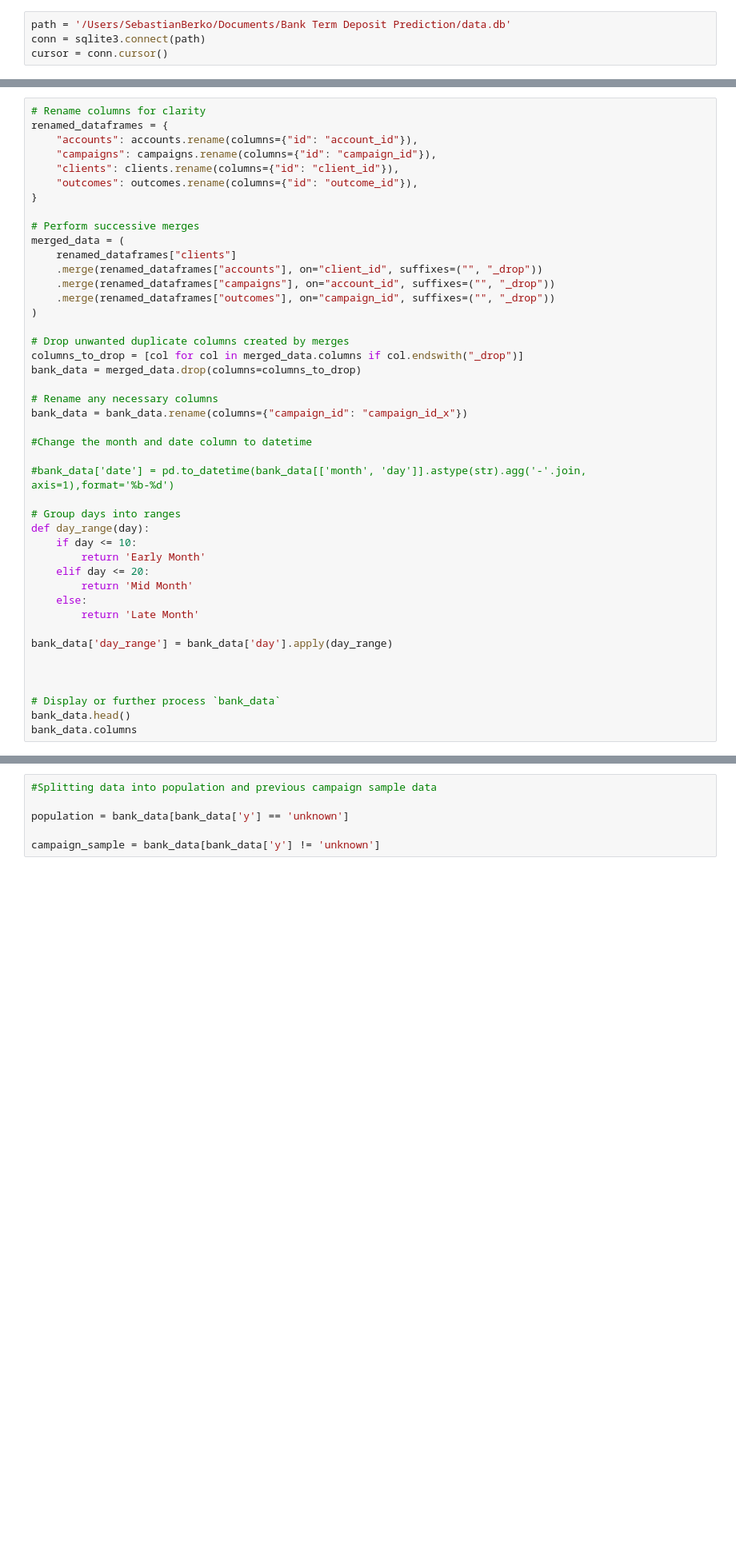
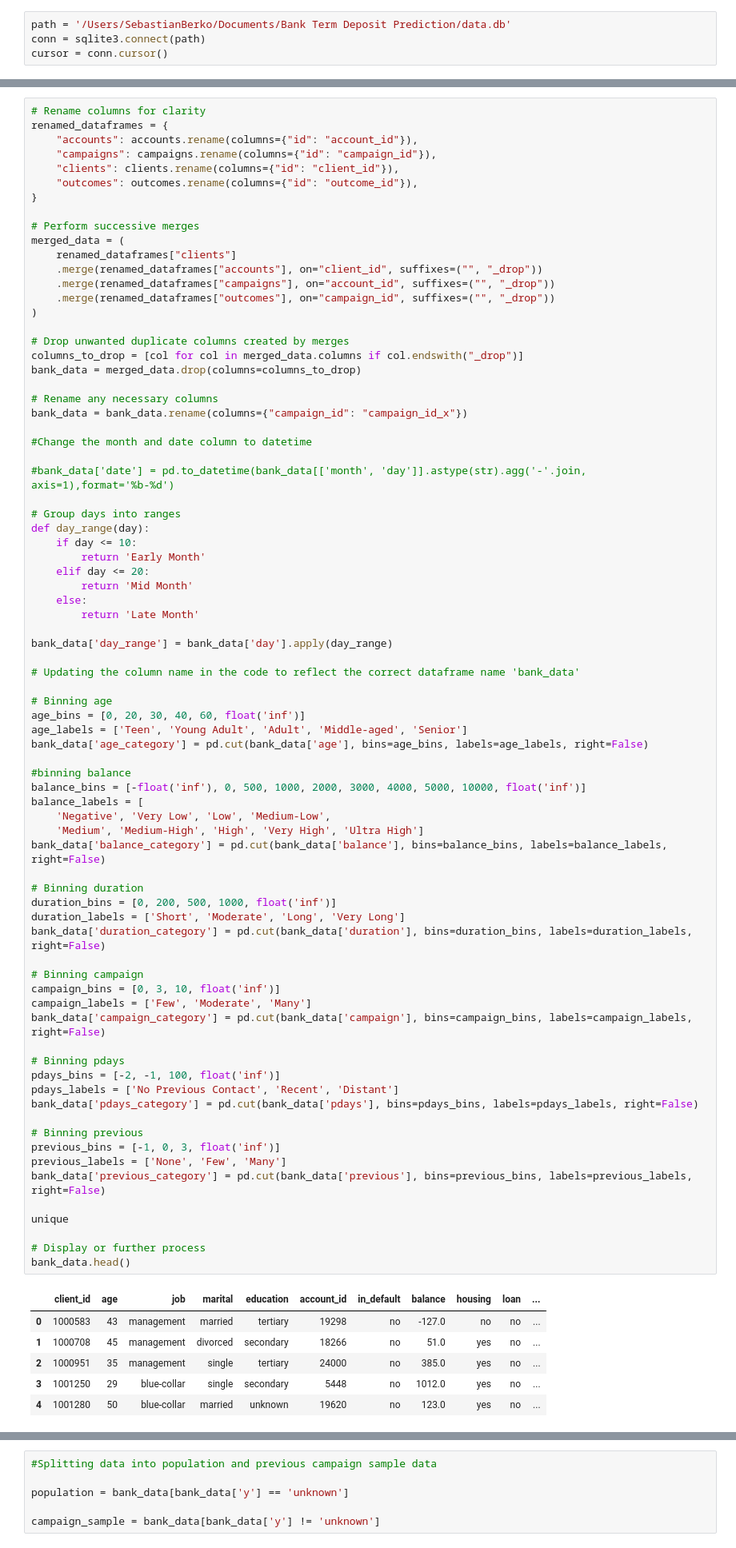
Before and after one commit to SebastianLaursen/Bank-Term-deposit-Campaign-Prediction, a Jupyter notebook: Bank_Preprocessing.ipynb, the cells around one changed output, grey strips where cells are left out. Shown at 80% size. Saved outputs shown, nothing was run; the diff lists cells and outputs as text; blank space fills up the shorter version.

Commit message:
Added bins for numeric columns

```diff
--- a/Bank_Preprocessing.ipynb
+++ b/Bank_Preprocessing.ipynb
@@ -52,32 +52,71 @@ merged_data = (
     .merge(renamed_dataframes["campaigns"], on="account_id", suffixes=("", "_drop"))
     .merge(renamed_dataframes["outcomes"], on="campaign_id", suffixes=("", "_drop"))
 )
 
 # Drop unwanted duplicate columns created by merges
 columns_to_drop = [col for col in merged_data.columns if col.endswith("_drop")]
 bank_data = merged_data.drop(columns=columns_to_drop)
 
 # Rename any necessary columns
 bank_data = bank_data.rename(columns={"campaign_id": "campaign_id_x"})
 
 #Change the month and date column to datetime
 
 #bank_data['date'] = pd.to_datetime(bank_data[['month', 'day']].astype(str).agg('-'.join, axis=1),format='%b-%d')
 
 # Group days into ranges
 def day_range(day):
     if day <= 10:
         return 'Early Month'
     elif day <= 20:
         return 'Mid Month'
     else:
         return 'Late Month'
 
 bank_data['day_range'] = bank_data['day'].apply(day_range)
 
+# Updating the column name in the code to reflect the correct dataframe name 'bank_data'
 
+# Binning age
+age_bins = [0, 20, 30, 40, 60, float('inf')]
+age_labels = ['Teen', 'Young Adult', 'Adult', 'Middle-aged', 'Senior']
+bank_data['age_category'] = pd.cut(bank_data['age'], bins=age_bins, labels=age_labels, right=False)
 
-# Display or further process `bank_data`
+#binning balance
+balance_bins = [-float('inf'), 0, 500, 1000, 2000, 3000, 4000, 5000, 10000, float('inf')]
+balance_labels = [
+    'Negative', 'Very Low', 'Low', 'Medium-Low',
+    'Medium', 'Medium-High', 'High', 'Very High', 'Ultra High']
+bank_data['balance_category'] = pd.cut(bank_data['balance'], bins=balance_bins, labels=balance_labels, right=False)
+
+# Binning duration
+duration_bins = [0, 200, 500, 1000, float('inf')]
+duration_labels = ['Short', 'Moderate', 'Long', 'Very Long']
+bank_data['duration_category'] = pd.cut(bank_data['duration'], bins=duration_bins, labels=duration_labels, right=False)
+
+# Binning campaign
+campaign_bins = [0, 3, 10, float('inf')]
+campaign_labels = ['Few', 'Moderate', 'Many']
+bank_data['campaign_category'] = pd.cut(bank_data['campaign'], bins=campaign_bins, labels=campaign_labels, right=False)
+
+# Binning pdays
+pdays_bins = [-2, -1, 100, float('inf')]
+pdays_labels = ['No Previous Contact', 'Recent', 'Distant']
+bank_data['pdays_category'] = pd.cut(bank_data['pdays'], bins=pdays_bins, labels=pdays_labels, right=False)
+
+# Binning previous
+previous_bins = [-1, 0, 3, float('inf')]
+previous_labels = ['None', 'Few', 'Many']
+bank_data['previous_category'] = pd.cut(bank_data['previous'], bins=previous_bins, labels=previous_labels, right=False)
+
+unique
+
+# Display or further process
 bank_data.head()
-bank_data.columns
 # %% [output]
+|  | client_id | age | job | marital | education | account_id | in_default | balance | housing | loan | ... |
+| 0 | 1000583 | 43 | management | married | tertiary | 19298 | no | -127.0 | no | no | ... |
+| 1 | 1000708 | 45 | management | divorced | secondary | 18266 | no | 51.0 | yes | no | ... |
+| 2 | 1000951 | 35 | management | single | tertiary | 24000 | no | 385.0 | yes | no | ... |
+| 3 | 1001250 | 29 | blue-collar | single | secondary | 5448 | no | 1012.0 | yes | no | ... |
+| 4 | 1001280 | 50 | blue-collar | married | unknown | 19620 | no | 123.0 | yes | no | ... |
```
Also changed, not shown: parts of 1 cell of this notebook.
